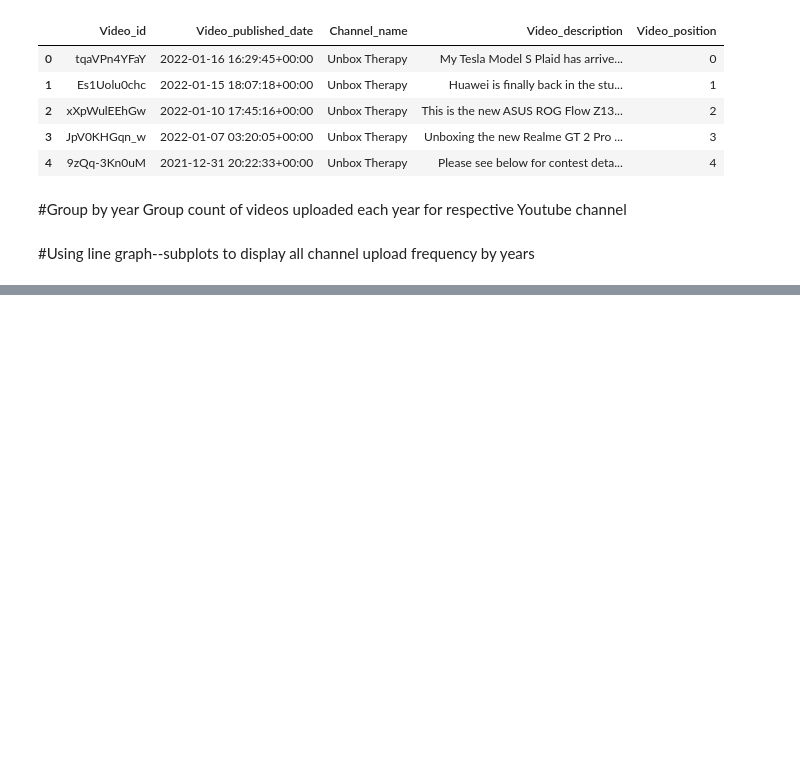
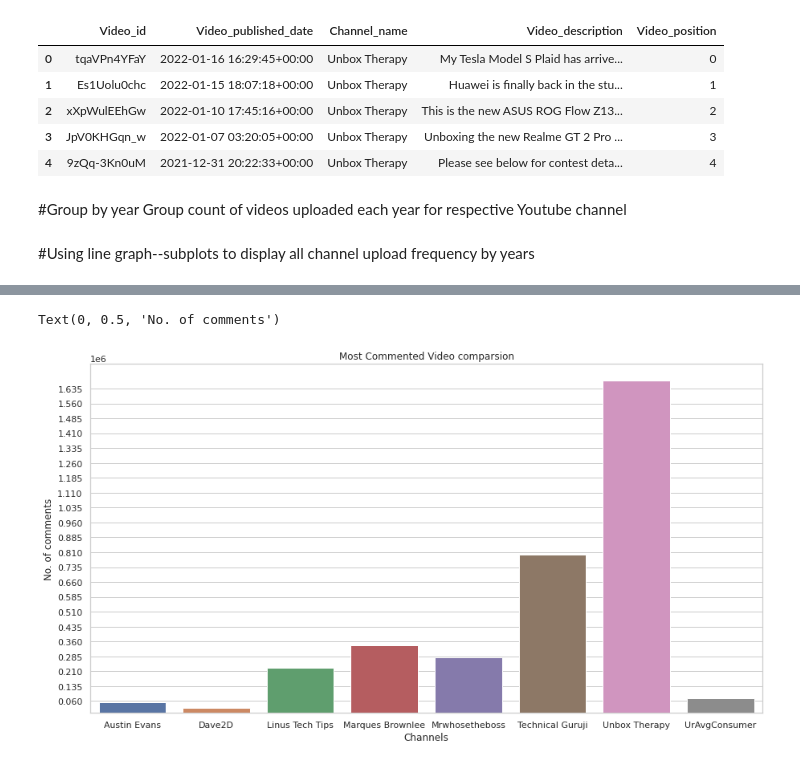
Before and after one commit to PyAshishMhatre/Channel-Analysis-using-Youtube-Data-API, a Jupyter notebook: YoutubeAnalysis.ipynb, the cells around one changed output, grey strips where cells are left out. Saved outputs shown, nothing was run; the diff lists cells and outputs as text; code cells hidden in the pictures; blank space fills up the shorter version.

```diff
--- a/YoutubeAnalysis.ipynb
+++ b/YoutubeAnalysis.ipynb
@@ -256,0 +275,3 @@ plt.show()
+# %%
+stats = pd.read_csv('/content/VideoStatistics.csv',index_col='Video_id')
+stats.drop(columns='Unnamed: 0', inplace = True)
@@ -256,0 +333,8 @@ plt.show()
+# %%
+#Fill null comments value with mean comment count
+stats['Stats_Comment'].fillna(stats['Stats_Comment'].mean(), inplace = True)
+
+#Handling the nulls with 'Likes' and 'View' in similar method
+stats['Stats_Like'].fillna(stats['Stats_Like'].mean(), inplace = True)
+
+stats['Stats_view'].fillna(stats['Stats_view'].mean(), inplace = True)
@@ -256,0 +350,4 @@ plt.show()
+# %%
+stats['Stats_Comment'] = stats['Stats_Comment'].astype(np.int64)
+stats['Stats_Like'] = stats['Stats_Like'].astype(np.int64)
+stats['Stats_view'] = stats['Stats_view'].astype(np.int64)
@@ -256,0 +388,2 @@ plt.show()
+# %%
+group = stats.groupby(by='Video_Channel_title').max()
@@ -256,0 +403,11 @@ plt.show()
+# %%
+fig = plt.figure(figsize=(15,8))
+bar = sns.barplot(x=group.index, y='Stats_Comment', data=group)
+step_value = 75000
+bar.set_yticks(np.arange(60000, 1674945, step_value))
+bar.set_title('Most Commented Video comparsion')
+bar.set_xlabel('Channels')
+bar.set_ylabel('No. of comments')
+# %% [output]
+Text(0, 0.5, 'No. of comments')
+[figure, added]
```
Also changed, not shown: parts of 29 cells of this notebook.
